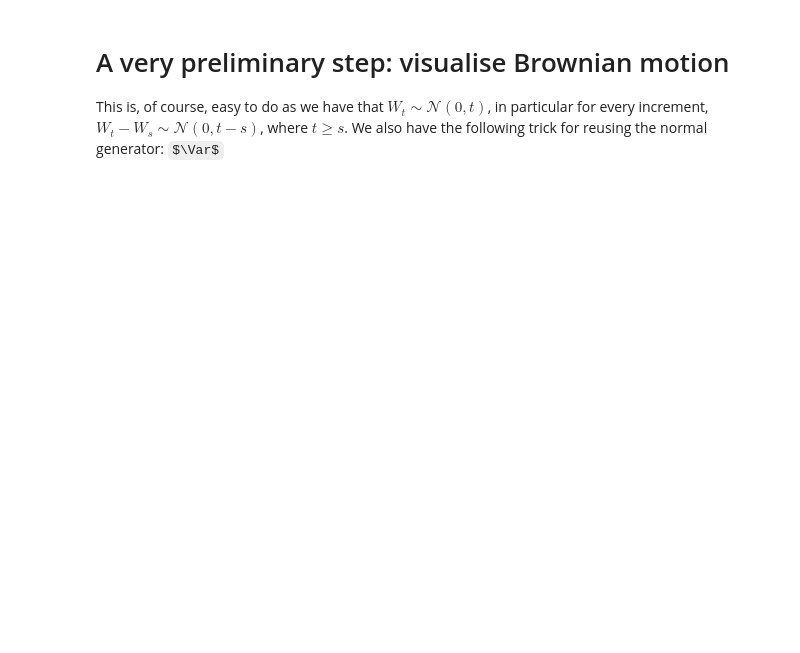
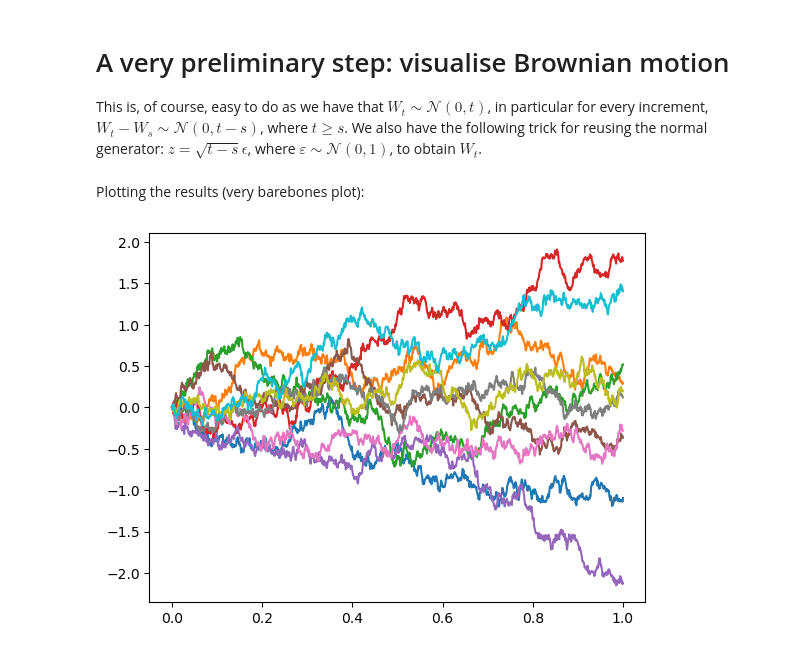
Before and after one commit to pyrysj/sotchPDEgraphproj, a Jupyter notebook: simple-euler-maruyama.ipynb, the cells around one changed output. Drawn from its saved outputs; the diff is of its cells as text; code cells hidden in the pictures; some formulas as TeX source; blank space fills up the shorter version.

```diff
--- a/simple-euler-maruyama.ipynb
+++ b/simple-euler-maruyama.ipynb
@@ -13,18 +9,33 @@ import matplotlib as plt
 # %%
 #rng setup
-rng= np.random.default_rng()
+rng= np.random.default_rng(0)
 
 # basic setup
 T= 1
-#time_interval = [0,T]
-subint_N = 10
-delta_T = T/subint_N
+time_interval = [0,T]
+subint_N = 1000
+iter = 10
+delta_T = (time_interval[1]-time_interval[0])/subint_N
 
 # Asssume that the interval starts from zero.
 time_subintervals = np.linspace(0, T, num=subint_N, endpoint=True)
 # %% [markdown]
 # A very preliminary step: visualise Brownian motion
 This is, of course, easy to do as we have that
-$W_t\sim \mathcal{N}(0,t)$, in particular for every increment, $W_t-W_s\sim \mathcal{N}(0,t-s)$, where $t\ge s$. We also have the following trick for reusing the normal generator: $\Var$
+$W_t\sim \mathcal{N}(0,t)$, in particular for every increment, $W_t-W_s\sim \mathcal{N}(0,t-s)$, where $t\ge s$. We also have the following trick for reusing the normal generator: $z=\sqrt{t-s}\epsilon$, where $\varepsilon\sim \mathcal{N}(0,1)$, to obtain $W_t$.
 # %%
-X_0 = 0
+normal = rng.normal(0,1,(iter,subint_N))
+
+# initialise the array
+paths= np.zeros((iter,subint_N))
+
+for i in range(subint_N-1):
+    real_idx = i+1
+    paths[:,real_idx]=paths[:,real_idx-1]+np.sqrt(delta_T)*normal[:,i]
+# %% [markdown]
+Plotting the results (very barebones plot):
+# %%
+for i in range(iter):
+    plt.plot(time_subintervals, paths[i,:])
+# %% [output]
+[figure, added]
```
Also changed, not shown: parts of 9 cells of this notebook.
